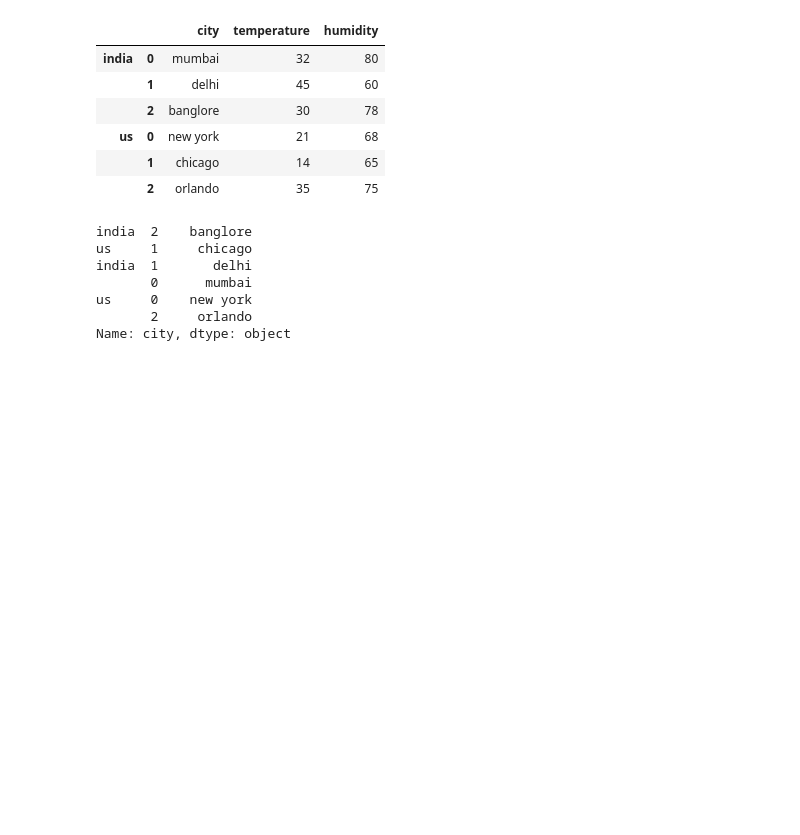
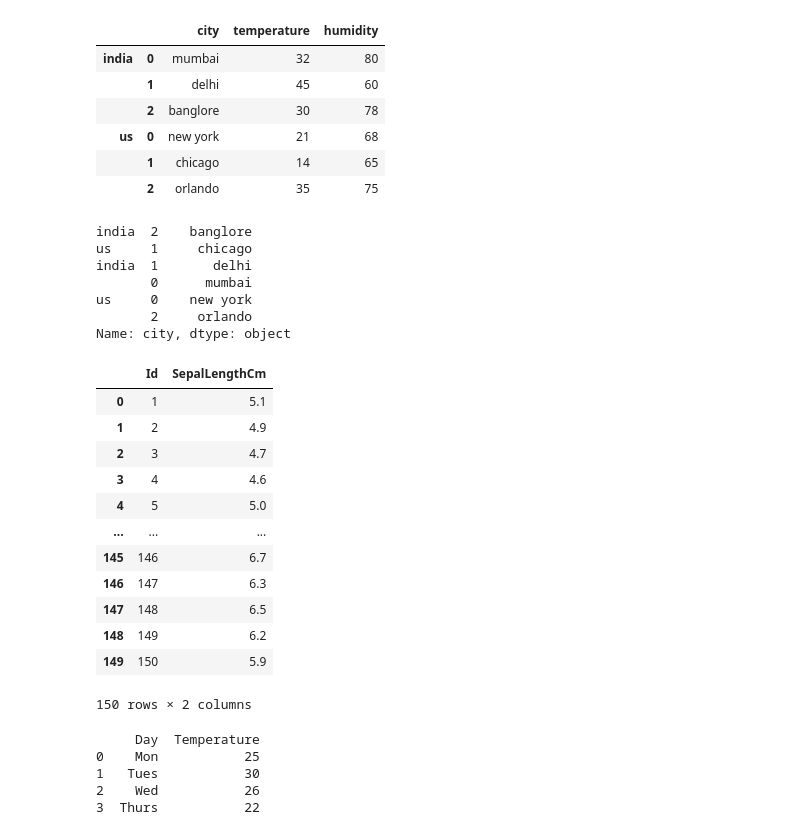
Before and after one commit to singammanasvi9440/Data_Analysis, a Jupyter notebook: Pandas.ipynb, the cells around one changed output. Cells and saved outputs as stored; diff of their text form; code cells hidden in the pictures; blank space fills up the shorter version.

```diff
--- a/Pandas.ipynb
+++ b/Pandas.ipynb
@@ -544,3 +540,37 @@ india  1       delhi
 us     0    new york
        2     orlando
 Name: city, dtype: object
+# %%
+df=pd.read_csv("/content/Iris.csv",usecols=[0,1]) #reading only 2 cols from DF.
+# %%
+df
+# %% [output]
+|  | Id | SepalLengthCm |
+| 0 | 1 | 5.1 |
+| 1 | 2 | 4.9 |
+| 2 | 3 | 4.7 |
+| 3 | 4 | 4.6 |
+| 4 | 5 | 5.0 |
+| ... | ... | ... |
+| 145 | 146 | 6.7 |
+| 146 | 147 | 6.3 |
+| 147 | 148 | 6.5 |
+| 148 | 149 | 6.2 |
+| 149 | 150 | 5.9 |
+150 rows × 2 columns
+# %%
+#Create Pandas Dataframe from 2D List using pd.DataFrame()
+
+# List1
+lst = [['Mon', 25], ['Tues', 30],
+	['Wed', 26], ['Thurs', 22]]
+
+# creating df object with columns specified
+df = pd.DataFrame(lst,columns=['Day','Temperature'])
+print(df )
+# %% [output]
+     Day  Temperature
+0    Mon           25
+1   Tues           30
+2    Wed           26
+3  Thurs           22
```
Also changed, not shown: parts of 6 cells of this notebook.
